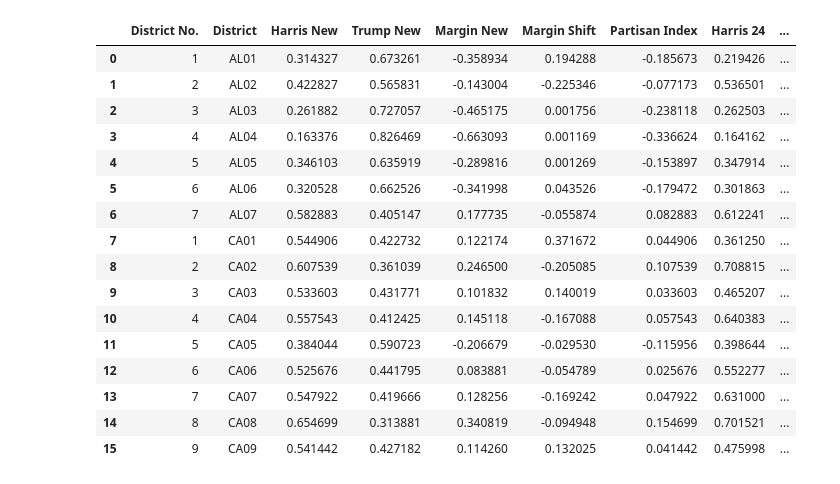
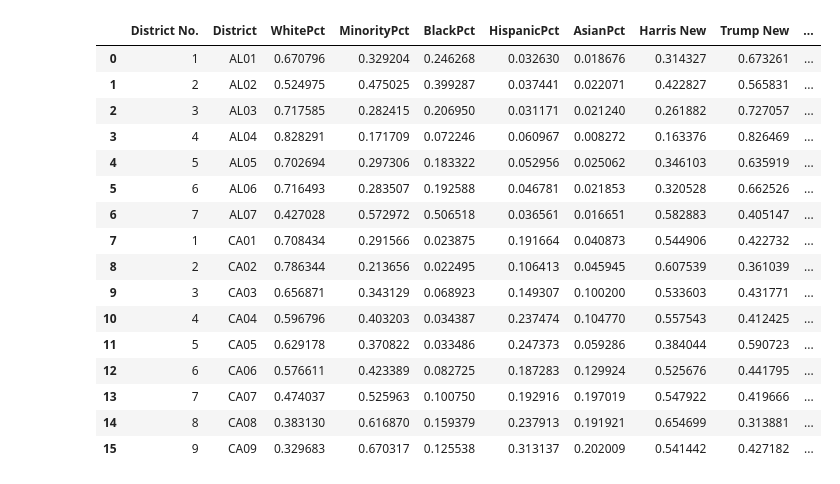
Before and after one commit to rgao/redistricting_tracker, a Jupyter notebook: notebooks/etl_clean.ipynb, the cells around one changed output. Saved outputs shown, nothing was run; the diff lists cells and outputs as text; code cells hidden in the pictures.

```diff
--- a/notebooks/etl_clean.ipynb
+++ b/notebooks/etl_clean.ipynb
@@ -29,7 +29,8 @@ for state in file_inputs:
     # Create matching key for the geojson/csv files with state postal and district number
     gdf["District"] = state["postal"] + gdf["id"].astype(str).str.zfill(2)
 
-    gdf = gdf[["id", "District", "DemPct", "RepPct", "Margin","geometry"]]
+    gdf = gdf[["id", "District", "DemPct", "RepPct", "WhitePct", "MinorityPct", "BlackPct",
+       "HispanicPct", "AsianPct", "Margin","geometry"]]
 
     all_gdfs.append(gdf)
 
@@ -114,42 +115,56 @@ gdf_clean.head()
 # %%
-# Implement column to flag districts targeted by redistricting
 # 1. Base rule: Districts where winning party flipped
-gdf_clean['Targeted'] = (gdf_clean['Margin New'] * gdf_clean['Margin 24']) < 0
-
-# Explicitly ensure boolean dtype to prevent dtype warnings
-gdf_clean['Targeted'] = gdf_clean['Targeted'].astype(bool)
+gdf_clean["Targeted"] = (gdf_clean["Margin New"] * gdf_clean["Margin 24"]) < 0
+gdf_clean["Targeted"] = gdf_clean["Targeted"].astype(bool)
 
 # 2. Exclude CA09
-gdf_clean.loc[gdf_clean['District'] == 'CA09', 'Targeted'] = False
+gdf_clean.loc[gdf_clean["District"] == "CA09", "Targeted"] = False
 
 # 3. Additional targeted districts
-targeted_additions = ['NC01', 'OH09', 'TX28', 'TX34']
-gdf_clean.loc[gdf_clean['District'].isin(targeted_additions), 'Targeted'] = True
+targeted_additions = ["NC01", "OH09", "TX28", "TX34"]
+gdf_clean.loc[gdf_clean["District"].isin(targeted_additions), "Targeted"] = True
 
-# Reorder the columns
-reordered_columns = ['District No.', 'District', 'Harris New', 'Trump New', 'Margin New',
-                    'Margin Shift', 'Partisan Index', 'Harris 24', 'Trump 24', 'Margin 24',
-                    'Targeted', 'geometry']
+# Reorder columns: race/VAP statistics placed directly after District
+reordered_columns = [
+    "District No.",
+    "District",
+    "WhitePct",
+    "MinorityPct",
+    "BlackPct",
+    "HispanicPct",
+    "AsianPct",
+    "Harris New",
+    "Trump New",
+    "Margin New",
+    "Margin Shift",
+    "Partisan Index",
+    "Harris 24",
+    "Trump 24",
+    "Margin 24",
+    "Targeted",
+    "geometry",
+]
 
 gdf_clean = gdf_clean[reordered_columns]
 
-gdf_clean.to_file("../data/map2026.geojson", driver='GeoJSON')
+# Export updated GeoJSON
+gdf_clean.to_file("../data/map2026.geojson", driver="GeoJSON")
 gdf_clean.head(16)
 # %% [output]
-|  | District No. | District | Harris New | Trump New | Margin New | Margin Shift | Partisan Index | Harris 24 | ... |
-| 0 | 1 | AL01 | 0.314327 | 0.673261 | -0.358934 | 0.194288 | -0.185673 | 0.219426 | ... |
-| 1 | 2 | AL02 | 0.422827 | 0.565831 | -0.143004 | -0.225346 | -0.077173 | 0.536501 | ... |
-| 2 | 3 | AL03 | 0.261882 | 0.727057 | -0.465175 | 0.001756 | -0.238118 | 0.262503 | ... |
-| 3 | 4 | AL04 | 0.163376 | 0.826469 | -0.663093 | 0.001169 | -0.336624 | 0.164162 | ... |
-| 4 | 5 | AL05 | 0.346103 | 0.635919 | -0.289816 | 0.001269 | -0.153897 | 0.347914 | ... |
-| 5 | 6 | AL06 | 0.320528 | 0.662526 | -0.341998 | 0.043526 | -0.179472 | 0.301863 | ... |
-| 6 | 7 | AL07 | 0.582883 | 0.405147 | 0.177735 | -0.055874 | 0.082883 | 0.612241 | ... |
-| 7 | 1 | CA01 | 0.544906 | 0.422732 | 0.122174 | 0.371672 | 0.044906 | 0.361250 | ... |
-| 8 | 2 | CA02 | 0.607539 | 0.361039 | 0.246500 | -0.205085 | 0.107539 | 0.708815 | ... |
-| 9 | 3 | CA03 | 0.533603 | 0.431771 | 0.101832 | 0.140019 | 0.033603 | 0.465207 | ... |
-| 10 | 4 | CA04 | 0.557543 | 0.412425 | 0.145118 | -0.167088 | 0.057543 | 0.640383 | ... |
-| 11 | 5 | CA05 | 0.384044 | 0.590723 | -0.206679 | -0.029530 | -0.115956 | 0.398644 | ... |
-| 12 | 6 | CA06 | 0.525676 | 0.441795 | 0.083881 | -0.054789 | 0.025676 | 0.552277 | ... |
-| 13 | 7 | CA07 | 0.547922 | 0.419666 | 0.128256 | -0.169242 | 0.047922 | 0.631000 | ... |
-| 14 | 8 | CA08 | 0.654699 | 0.313881 | 0.340819 | -0.094948 | 0.154699 | 0.701521 | ... |
-| 15 | 9 | CA09 | 0.541442 | 0.427182 | 0.114260 | 0.132025 | 0.041442 | 0.475998 | ... |
+|  | District No. | District | WhitePct | MinorityPct | BlackPct | HispanicPct | AsianPct | Harris New | Trump New | ... |
+| 0 | 1 | AL01 | 0.670796 | 0.329204 | 0.246268 | 0.032630 | 0.018676 | 0.314327 | 0.673261 | ... |
+| 1 | 2 | AL02 | 0.524975 | 0.475025 | 0.399287 | 0.037441 | 0.022071 | 0.422827 | 0.565831 | ... |
+| 2 | 3 | AL03 | 0.717585 | 0.282415 | 0.206950 | 0.031171 | 0.021240 | 0.261882 | 0.727057 | ... |
+| 3 | 4 | AL04 | 0.828291 | 0.171709 | 0.072246 | 0.060967 | 0.008272 | 0.163376 | 0.826469 | ... |
+| 4 | 5 | AL05 | 0.702694 | 0.297306 | 0.183322 | 0.052956 | 0.025062 | 0.346103 | 0.635919 | ... |
+| 5 | 6 | AL06 | 0.716493 | 0.283507 | 0.192588 | 0.046781 | 0.021853 | 0.320528 | 0.662526 | ... |
+| 6 | 7 | AL07 | 0.427028 | 0.572972 | 0.506518 | 0.036561 | 0.016651 | 0.582883 | 0.405147 | ... |
+| 7 | 1 | CA01 | 0.708434 | 0.291566 | 0.023875 | 0.191664 | 0.040873 | 0.544906 | 0.422732 | ... |
+| 8 | 2 | CA02 | 0.786344 | 0.213656 | 0.022495 | 0.106413 | 0.045945 | 0.607539 | 0.361039 | ... |
+| 9 | 3 | CA03 | 0.656871 | 0.343129 | 0.068923 | 0.149307 | 0.100200 | 0.533603 | 0.431771 | ... |
+| 10 | 4 | CA04 | 0.596796 | 0.403203 | 0.034387 | 0.237474 | 0.104770 | 0.557543 | 0.412425 | ... |
+| 11 | 5 | CA05 | 0.629178 | 0.370822 | 0.033486 | 0.247373 | 0.059286 | 0.384044 | 0.590723 | ... |
+| 12 | 6 | CA06 | 0.576611 | 0.423389 | 0.082725 | 0.187283 | 0.129924 | 0.525676 | 0.441795 | ... |
+| 13 | 7 | CA07 | 0.474037 | 0.525963 | 0.100750 | 0.192916 | 0.197019 | 0.547922 | 0.419666 | ... |
+| 14 | 8 | CA08 | 0.383130 | 0.616870 | 0.159379 | 0.237913 | 0.191921 | 0.654699 | 0.313881 | ... |
+| 15 | 9 | CA09 | 0.329683 | 0.670317 | 0.125538 | 0.313137 | 0.202009 | 0.541442 | 0.427182 | ... |
```
Also changed, not shown: parts of 4 cells of this notebook, 7 other files.
